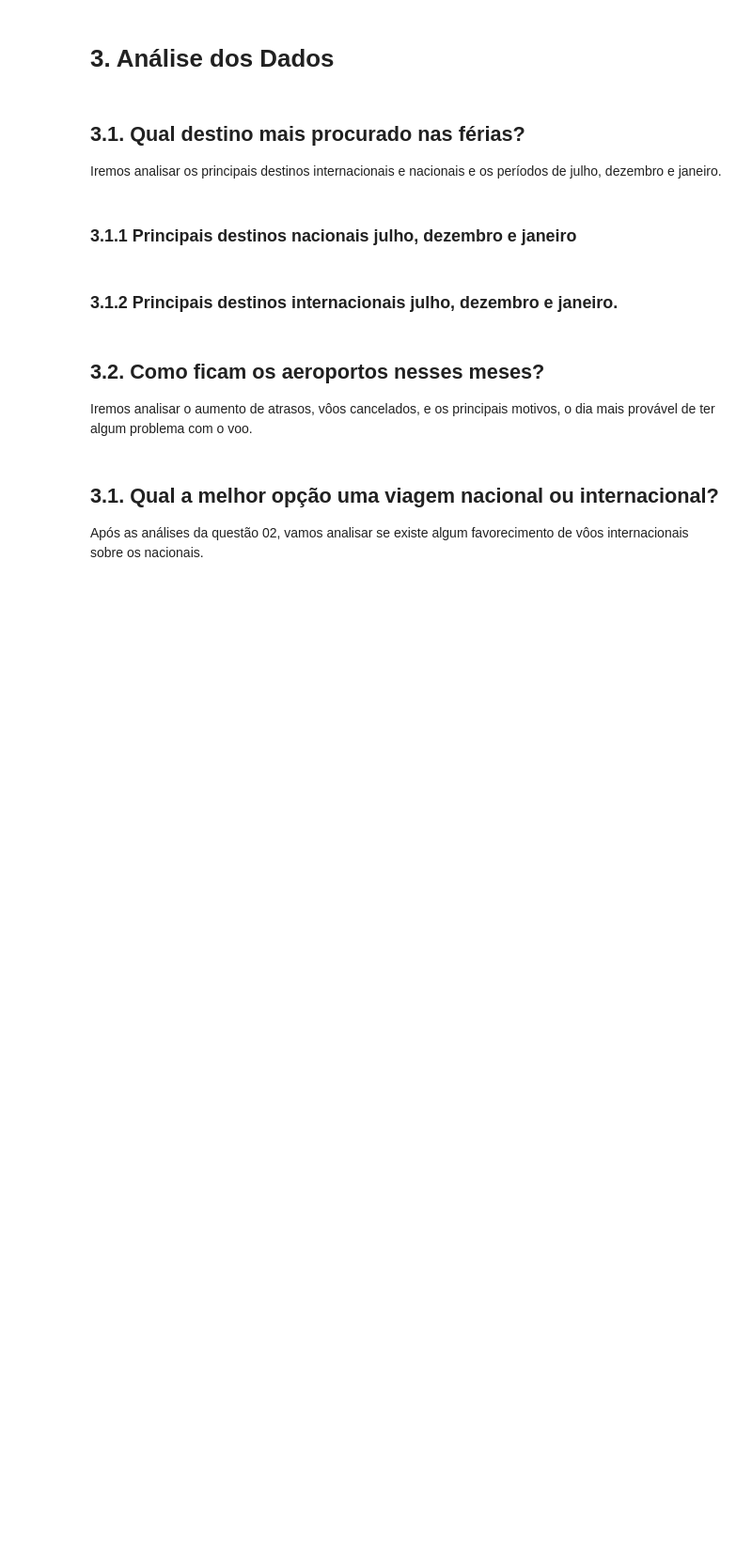
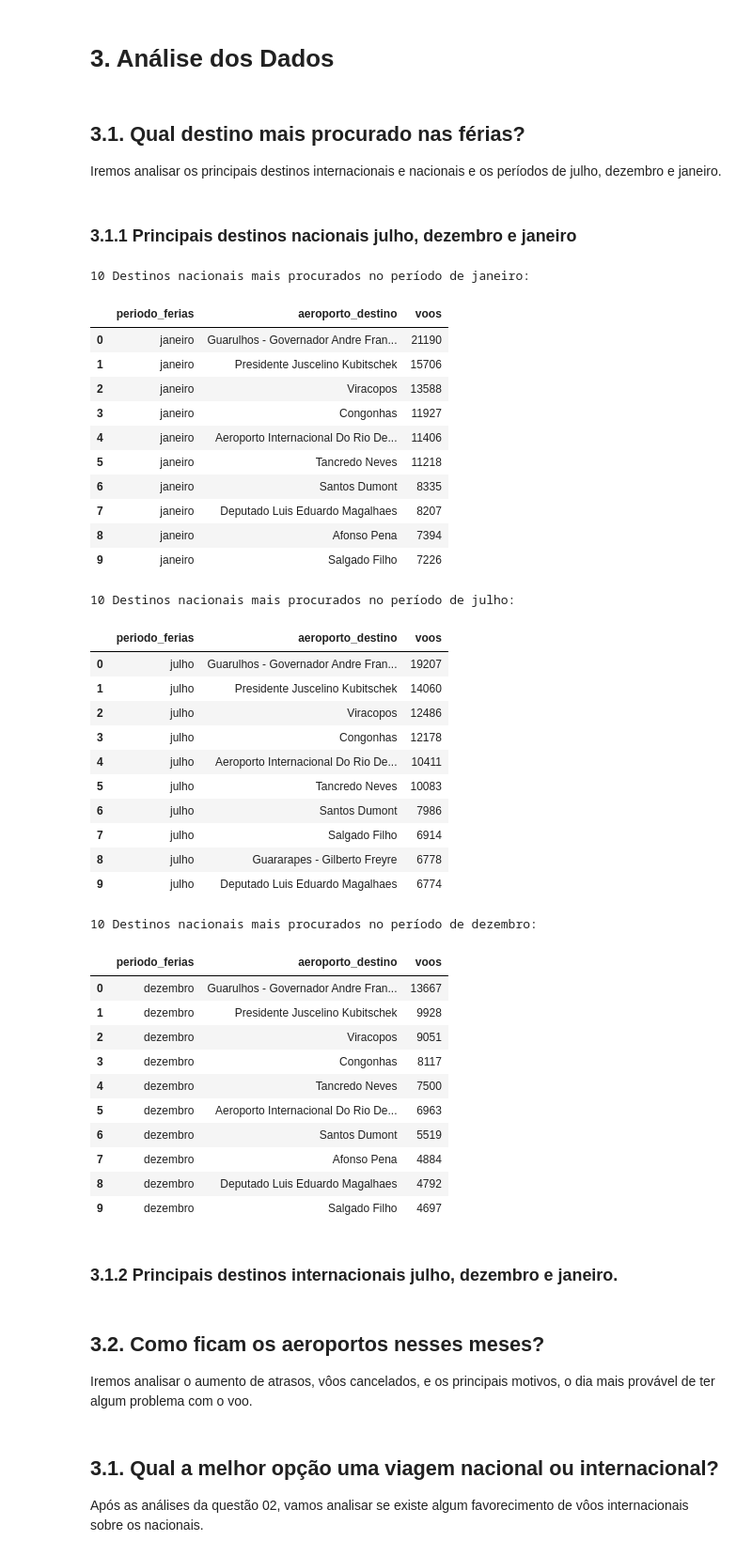
Before and after one commit to rderoncio/a3_bigdata_analisedados, a Jupyter notebook: A3/anac_análise_exploratória.ipynb, the cells around one changed output. Shown at 94% size. Saved outputs shown, nothing was run; the diff lists cells and outputs as text; code cells hidden in the pictures; blank space fills up the shorter version.

```diff
--- a/A3/anac_análise_exploratória.ipynb
+++ b/A3/anac_análise_exploratória.ipynb
@@ -210,20 +213,21 @@ Para melhorar a análise e interpretação dos dados os seguintes atributos ser
 # %% [markdown]
 ### 2.4.1. Removendo 'N/I' por um valor ''/string.empty
 # %%
-for coluna in flights_dataframe.columns:
-    flights_dataframe[coluna] = flights_dataframe[coluna].replace('N/I', '')
+for coluna in AnacVoos.dados.columns:
+    AnacVoos.dados[coluna] = AnacVoos.dados[coluna].replace('N/I', '')
 # %% [markdown]
 ### 2.4.2. Removendo np.NaN por um valor None
 # %%
-flights_dataframe.fillna(value='', inplace=True)
+AnacVoos.dados.fillna(value='', inplace=True)
 # %% [markdown]
 ### 2.5. Reordenando as colunas de forma semântica
 # %%
-flights_dataframe = flights_dataframe.reindex(
+AnacVoos.dados = AnacVoos.dados.reindex(
     columns=Utils.nomes_colunas(), index=None)
-flights_dataframe.drop('codigo_justificativa', axis=1, inplace=True)
+AnacVoos.dados.drop('codigo_justificativa', axis=1, inplace=True)
 
-dataframe = flights_dataframe
+# garantindo que não houveram alterações no volume de dados
+AnacVoos.dados_solidos = len(AnacVoos.dados.index) == AnacVoos.total_registros
 # %% [markdown]
 ### 2.6 Resultado final
 # %%
@@ -266,7 +266,56 @@ voos_ferias = voos_ferias[['companhia_aerea', 'rota', 'codigo_tipo_linha', 'peri
 ### 3.1.1 Principais destinos nacionais julho, dezembro e janeiro
 # %%
 #Dataframe
+voos_ferias = AnacVoos.dados[AnacVoos.dados['periodo_ferias'] != '']
 nacionais = voos_ferias[voos_ferias['codigo_tipo_linha'].isin(['Nacional', 'Regional'])]
+# %%
+nacionais = voos_ferias[voos_ferias['codigo_tipo_linha'] == 'Nacional']\
+    .groupby(['periodo_ferias', 'aeroporto_destino']).size()\
+        .reset_index(name='voos')
+
+periodos = voos_ferias['periodo_ferias'].unique()
+
+for periodo in periodos:
+    print(f"10 Destinos nacionais mais procurados no período de {periodo}:")
+    display(nacionais.query("periodo_ferias == @periodo").nlargest(10, 'voos').reset_index(drop=True))
+    print()
+# %% [output]
+10 Destinos nacionais mais procurados no período de janeiro:
+|  | periodo_ferias | aeroporto_destino | voos |
+| 0 | janeiro | Guarulhos - Governador Andre Fran... | 21190 |
+| 1 | janeiro | Presidente Juscelino Kubitschek | 15706 |
+| 2 | janeiro | Viracopos | 13588 |
+| 3 | janeiro | Congonhas | 11927 |
+| 4 | janeiro | Aeroporto Internacional Do Rio De... | 11406 |
+| 5 | janeiro | Tancredo Neves | 11218 |
+| 6 | janeiro | Santos Dumont | 8335 |
+| 7 | janeiro | Deputado Luis Eduardo Magalhaes | 8207 |
+| 8 | janeiro | Afonso Pena | 7394 |
+| 9 | janeiro | Salgado Filho | 7226 |
+10 Destinos nacionais mais procurados no período de julho:
+|  | periodo_ferias | aeroporto_destino | voos |
+| 0 | julho | Guarulhos - Governador Andre Fran... | 19207 |
+| 1 | julho | Presidente Juscelino Kubitschek | 14060 |
+| 2 | julho | Viracopos | 12486 |
+| 3 | julho | Congonhas | 12178 |
+| 4 | julho | Aeroporto Internacional Do Rio De... | 10411 |
+| 5 | julho | Tancredo Neves | 10083 |
+| 6 | julho | Santos Dumont | 7986 |
+| 7 | julho | Salgado Filho | 6914 |
+| 8 | julho | Guararapes - Gilberto Freyre | 6778 |
+| 9 | julho | Deputado Luis Eduardo Magalhaes | 6774 |
+10 Destinos nacionais mais procurados no período de dezembro:
+|  | periodo_ferias | aeroporto_destino | voos |
+| 0 | dezembro | Guarulhos - Governador Andre Fran... | 13667 |
+| 1 | dezembro | Presidente Juscelino Kubitschek | 9928 |
+| 2 | dezembro | Viracopos | 9051 |
+| 3 | dezembro | Congonhas | 8117 |
+| 4 | dezembro | Tancredo Neves | 7500 |
+| 5 | dezembro | Aeroporto Internacional Do Rio De... | 6963 |
+| 6 | dezembro | Santos Dumont | 5519 |
+| 7 | dezembro | Afonso Pena | 4884 |
+| 8 | dezembro | Deputado Luis Eduardo Magalhaes | 4792 |
+| 9 | dezembro | Salgado Filho | 4697 |
 # %%
 #Plot
 # %% [markdown]
```
Also changed, not shown: parts of 14 cells of this notebook, 1 other file.
